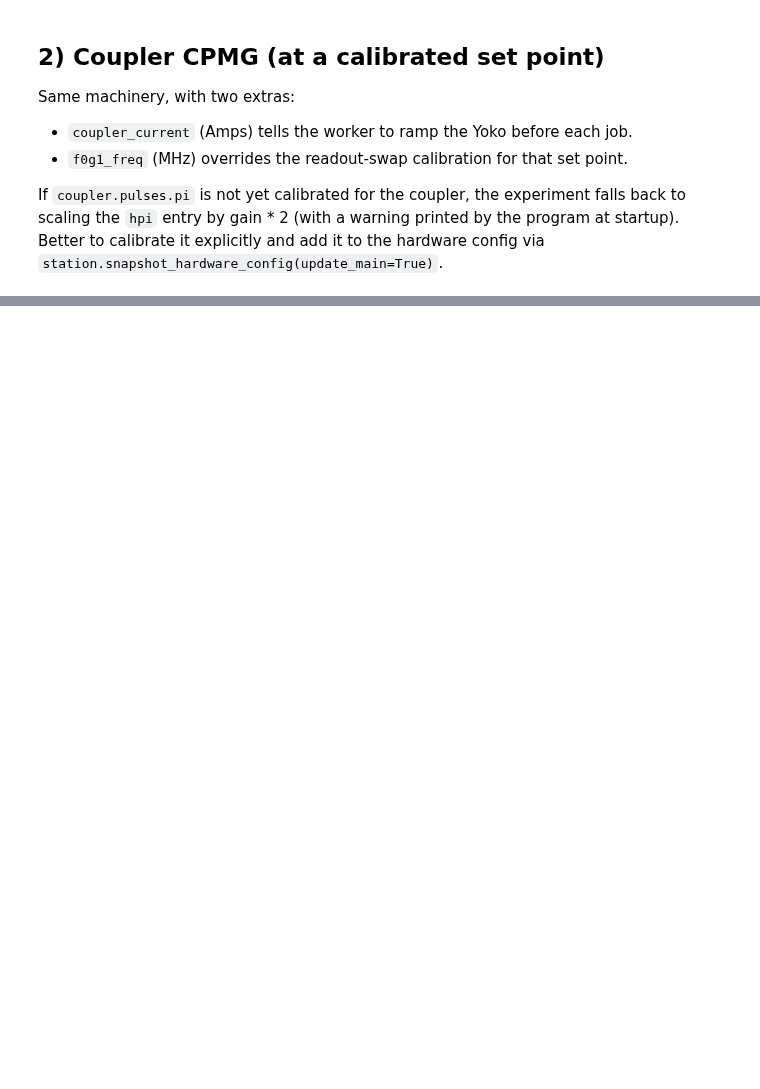
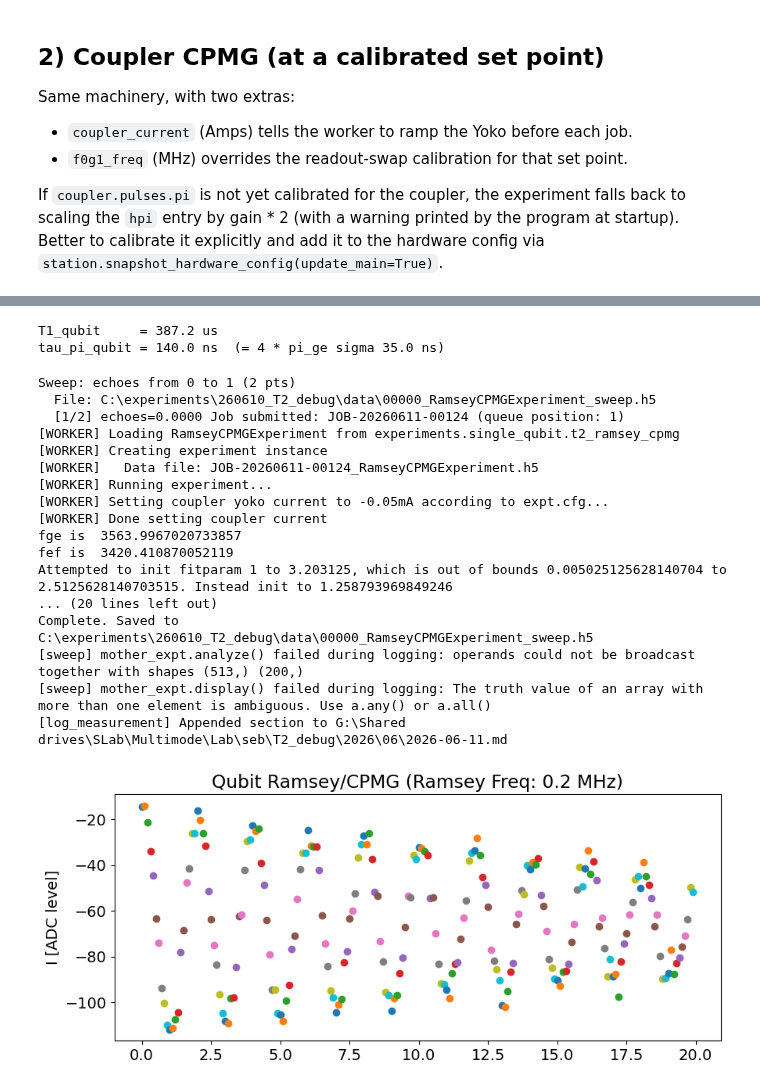
Before and after one commit to SchusterLab/multimode_expts, a Jupyter notebook: measurement_notebooks/QEC/cpmg_noise_spectroscopy.ipynb, the cells around one changed output, grey strips where cells are left out. Drawn from its saved outputs; the diff is of its cells as text; code cells hidden in the pictures; blank space fills up the shorter version.

```diff
--- a/measurement_notebooks/QEC/cpmg_noise_spectroscopy.ipynb
+++ b/measurement_notebooks/QEC/cpmg_noise_spectroscopy.ipynb
@@ -739,0 +709,73 @@ for I_mA in [0.25, 0.30, 0.35]:
+# %%
+qubit_cfg = AttrDict(dict(
+    start=0.01,
+    step=0.1,
+    expts=200,
+    ramsey_freq=0.2,            # default; per_point_cfg below overrides
+    reps=200,
+    rounds=1,
+    qubits=[0],
+    echoes=0,                  # overwritten by SweepRunner per point
+    checkEF=False,
+    active_reset=False,
+    # Measure at the same coupler set point as M1 / coupler above so the
+    # three spectra are comparable (worker ramps the Yoko before each job):
+    coupler_current=coupler_current_A,
+))
+
+qubit_runner = SweepRunner(
+    station=station,
+    ExptClass=meas.RamseyCPMGExperiment,
+    default_expt_cfg=qubit_cfg,
+    sweep_param='echoes',
+    job_client=client,
+    use_queue=client is not None,
+)
+
+# Qubit T1 (PSD T1 floor) and ge pi-pulse width (Bylander filter correction).
+# Gaussian pi: total length = sigma * 4.
+T1_qubit = float(station.hardware_cfg.device.qubit.T1[0])
+_pi_ge_sigma = float(station.hardware_cfg.device.qubit.pulses.pi_ge.sigma[0])
+tau_pi_qubit = 4.0 * _pi_ge_sigma  # [us]
+print(f'T1_qubit     = {T1_qubit:.1f} us')
+print(f'tau_pi_qubit = {tau_pi_qubit*1e3:.1f} ns  '
+      f'(= 4 * pi_ge sigma {_pi_ge_sigma*1e3:.1f} ns)')
+# %% [output]
+T1_qubit     = 387.2 us
+tau_pi_qubit = 140.0 ns  (= 4 * pi_ge sigma 35.0 ns)
+# %%
+# Include N=0 (plain Ramsey) and CPMG N>=1 in a single sweep.
+# N=0 uses a larger virtual detuning for well-resolved fringes; N>=1 uses a
+# small detuning so the CPMG envelope dominates the fit.
+# N_values_q = [0, 1, 2, 4, 8]
+N_values_q = [0, 1]
+
+def qubit_ramsey_freq_for(N, _cfg):
+    return {'ramsey_freq': 0.5 if int(N) == 0 else 0.05}
+
+mother_q = qubit_runner.execute(
+    sweep_start=min(N_values_q),
+    sweep_stop=max(N_values_q),
+    sweep_npts=len(N_values_q),
+    sweep_vals=N_values_q,
+    per_point_cfg=qubit_ramsey_freq_for,
+)
+# %% [output]
+Sweep: echoes from 0 to 1 (2 pts)
+  File: C:\experiments\260610_T2_debug\data\00000_RamseyCPMGExperiment_sweep.h5
+  [1/2] echoes=0.0000 Job submitted: JOB-20260611-00124 (queue position: 1)
+[WORKER] Loading RamseyCPMGExperiment from experiments.single_qubit.t2_ramsey_cpmg
+[WORKER] Creating experiment instance
+[WORKER]   Data file: JOB-20260611-00124_RamseyCPMGExperiment.h5
+[WORKER] Running experiment...
+[WORKER] Setting coupler yoko current to -0.05mA according to expt.cfg...
+[WORKER] Done setting coupler current
+fge is  3563.9967020733857
+fef is  3420.410870052119
+Attempted to init fitparam 1 to 3.203125, which is out of bounds 0.005025125628140704 to 2.5125628140703515. Instead init to 1.258793969849246
+... (20 lines left out)
+Complete. Saved to C:\experiments\260610_T2_debug\data\00000_RamseyCPMGExperiment_sweep.h5
+[sweep] mother_expt.analyze() failed during logging: operands could not be broadcast together with shapes (513,) (200,)
+[sweep] mother_expt.display() failed during logging: The truth value of an array with more than one element is ambiguous. Use a.any() or a.all()
+[log_measurement] Appended section to G:\Shared drives\SLab\Multimode\Lab\seb\T2_debug\2026\06\2026-06-11.md
+[figure, added]
```
Also changed, not shown: parts of 15 cells of this notebook, 2 other files.
